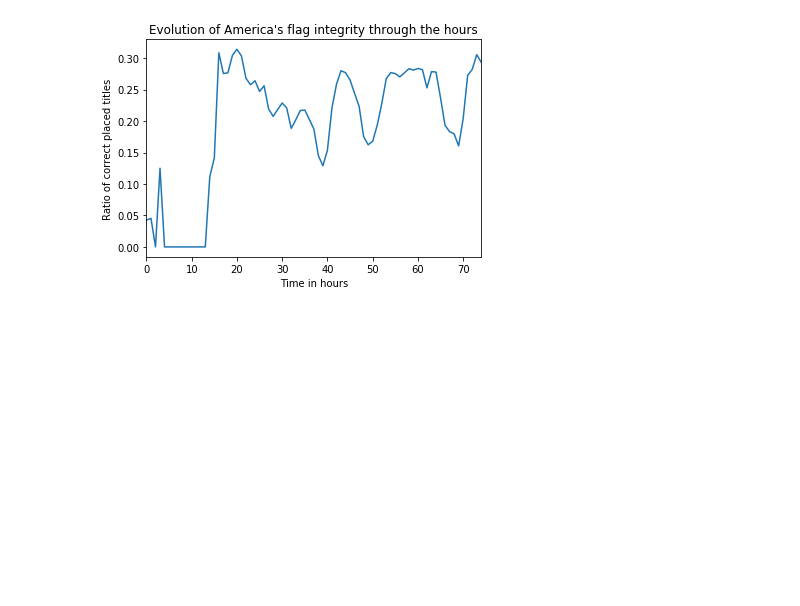
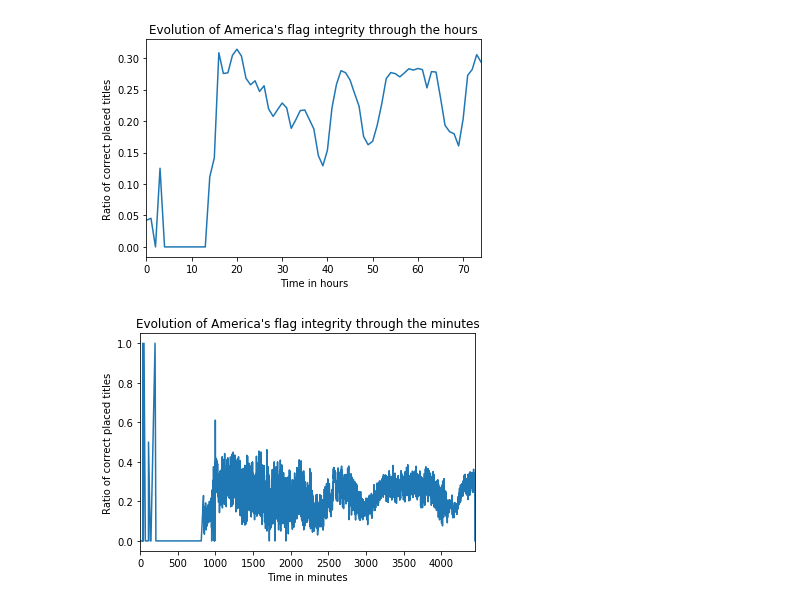
Before and after one commit to cedricviaccoz/warsonrplace, a Jupyter notebook: Data Exploration.ipynb, the cells around one changed output. Drawn from its saved outputs; the diff is of its cells as text; code cells hidden in the pictures; blank space fills up the shorter version.

```diff
--- a/Data Exploration.ipynb
+++ b/Data Exploration.ipynb
@@ -398,3 +398,12 @@ plt.ylabel('Ratio of correct placed titles')
 plt.show()
 # %% [output]
 [figure]
+# %%
+resMinutes['percRight'] = resMinutes.apply(lambda row: row['isCorrect']['sum']/row['isCorrect']['count'],axis=1)
+resMinutes['percRight'].plot()
+plt.title('Evolution of America\'s flag integrity through the minutes')
+plt.xlabel('Time in minutes')
+plt.ylabel('Ratio of correct placed titles')
+plt.show()
+# %% [output]
+[figure, added]
```
Also changed, not shown: parts of 3 cells of this notebook.
